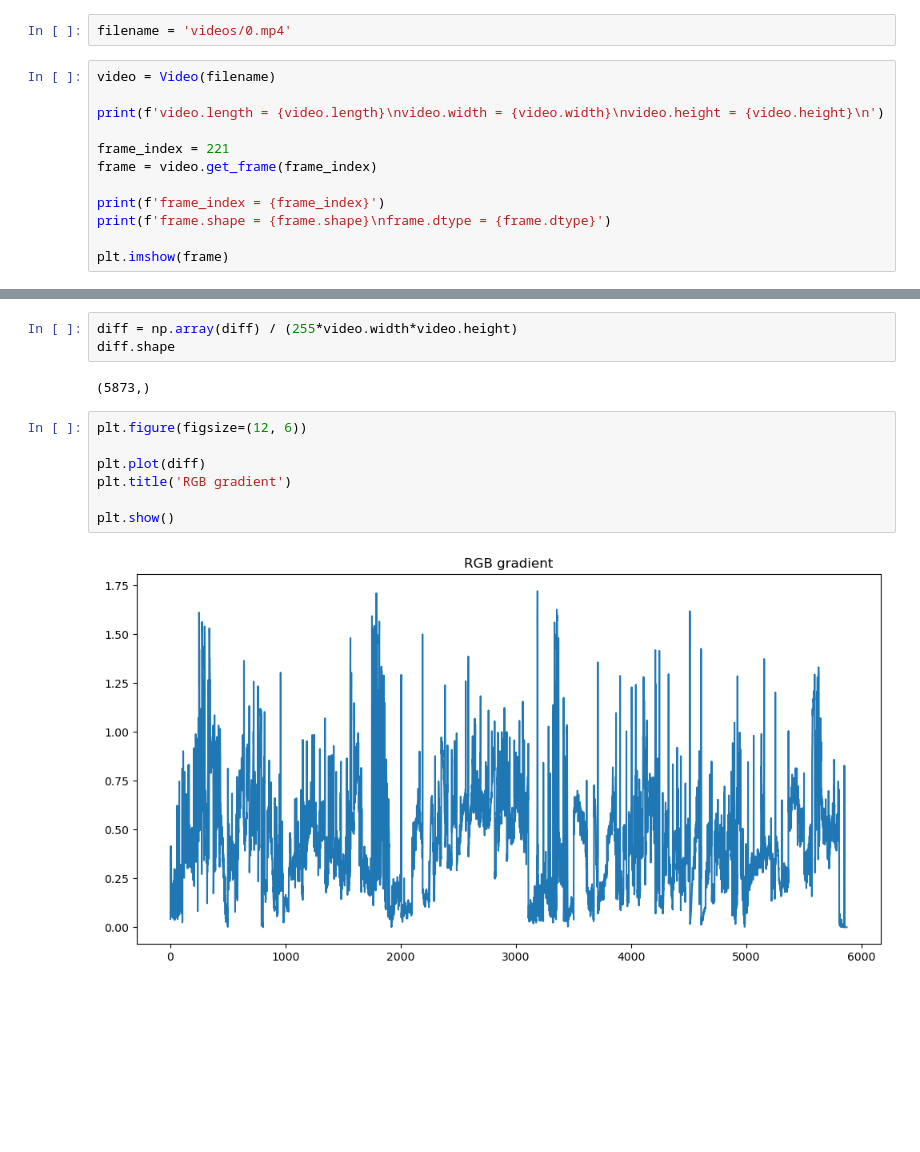
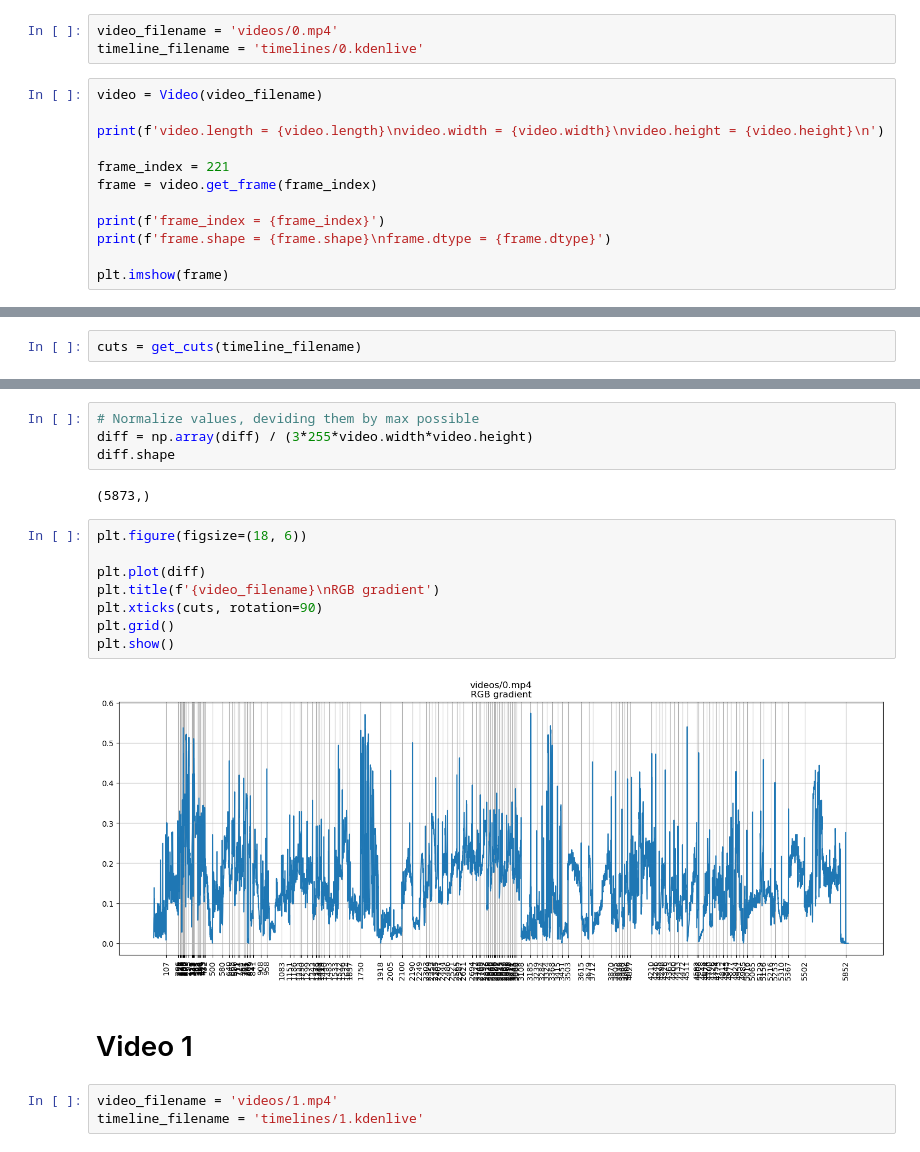
Before and after one commit to zimfv/defining-video-cuts, a Jupyter notebook: Analyze Video.ipynb, the cells around one changed output, grey strips where cells are left out. Cells and saved outputs as stored; diff of their text form; blank space fills up the shorter version.

Commit message:
Add Rosenrot timeline; corrected float fps problem in get_cut function

```diff
--- a/Analyze Video.ipynb
+++ b/Analyze Video.ipynb
@@ -6,7 +8,8 @@ from mytools import Video
 # %%
-filename = 'videos/0.mp4'
+video_filename = 'videos/0.mp4'
+timeline_filename = 'timelines/0.kdenlive'
 # %%
-video = Video(filename)
+video = Video(video_filename)
 
 print(f'video.length = {video.length}\nvideo.width = {video.width}\nvideo.height = {video.height}\n')
 
@@ -27,19 +30,28 @@ frame.shape = (360, 640, 3)
 frame.dtype = uint8
 <matplotlib.image.AxesImage at 0x...>
 [figure]
+# %%
+cuts = get_cuts(timeline_filename)
 # %%
 diff = [abs(matrix[1] - matrix[0]).sum() for matrix in tqdm(video.generate_matrices(2), total=video.length-2)]
 # %%
-diff = np.array(diff) / (255*video.width*video.height)
+# Normalize values, deviding them by max possible
+diff = np.array(diff) / (3*255*video.width*video.height)
 diff.shape
 # %% [output]
 (5873,)
 # %%
-plt.figure(figsize=(12, 6))
+plt.figure(figsize=(18, 6))
 
 plt.plot(diff)
-plt.title('RGB gradient')
-
+plt.title(f'{video_filename}\nRGB gradient')
+plt.xticks(cuts, rotation=90)
+plt.grid()
 plt.show()
 # %% [output]
-[figure, old version]
+[figure, new version]
+# %% [markdown]
+# Video 1
+# %%
+video_filename = 'videos/1.mp4'
+timeline_filename = 'timelines/1.kdenlive'
```
Also changed, not shown: parts of 7 cells of this notebook, 8 other files.
